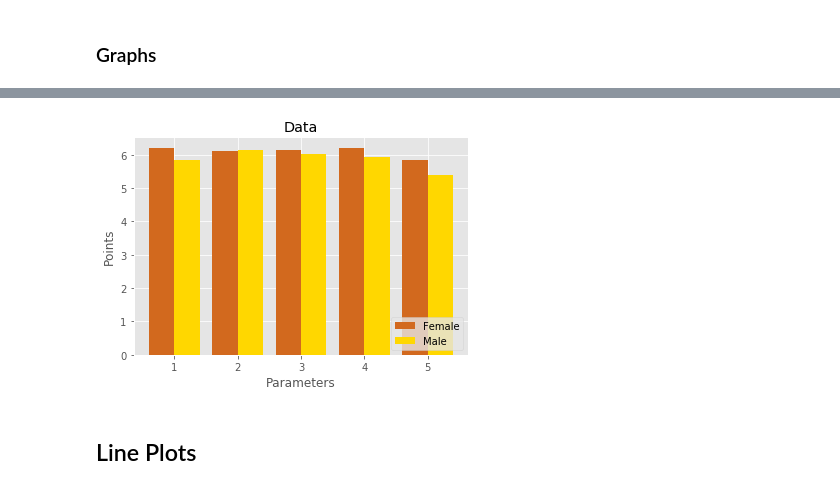
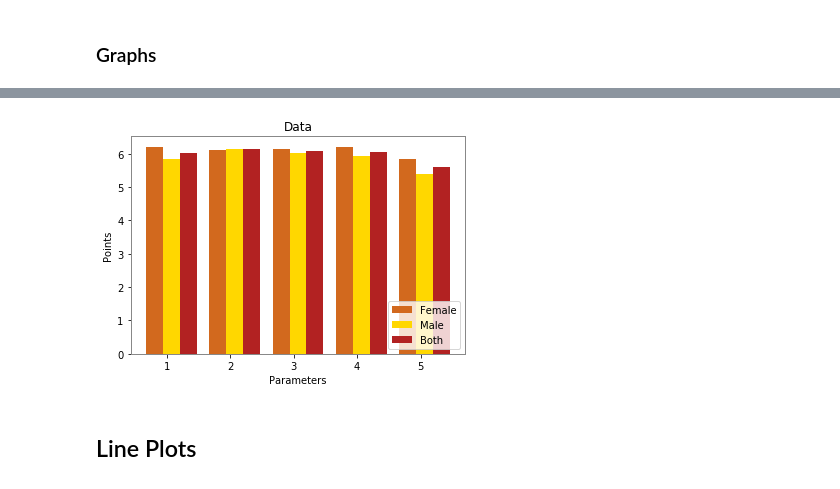
Before and after one commit to mayosipova/Data-Visualization, a Jupyter notebook: Data Visualization Maiia Osipova.ipynb, the cells around one changed output, grey strips where cells are left out. Cells and saved outputs as stored; diff of their text form; code cells hidden in the pictures.

```diff
--- a/Data Visualization Maiia Osipova.ipynb
+++ b/Data Visualization Maiia Osipova.ipynb
@@ -15,8 +15,8 @@ All data is recorded in an Excel spreadsheet. To read the table, we will use the
 import xlrd
 from math import pi
 import matplotlib.pyplot as plt
-matplotlib.style.use('ggplot')
 import seaborn as sns
+import pandas as pd
 import numpy as np
 workbook = xlrd.open_workbook("PythonDataVisualization.xlsx")
 # %%
@@ -25,6 +25,15 @@ worksheet1 = workbook.sheet_by_index(0)
 #    for j in range(0, 30):
 #       print(worksheet1.cell_value(i, j), end='\t')
 #    print('')
+#from numpy import zeros
+Info1 = np.zeros([35, 22])
+for i in range(35):
+    for j in range(22):
+        Info1[i][j] = int(worksheet1.cell_value(i + 1, j + 4))
+
+names1 = [0] * 35
+for i in range(35):
+    names1[i] = worksheet1.cell_value(i + 1, 1)
 
 tangibles1 = [0] * 5
 t1_middle = [0] * 5
@@ -148,6 +157,15 @@ worksheet2 = workbook.sheet_by_index(1)
 #    for j in range(0, 30):
 #       print(worksheet2.cell_value(i, j), end='\t')
 #    print('')
+Info2 = np.zeros([35, 22])
+for i in range(35):
+    for j in range(22):
+        Info2[i][j] = int(worksheet2.cell_value(i + 1, j + 4))
+
+names2 = [0] * 35
+for i in range(35):
+    names2[i] = worksheet2.cell_value(i + 1, 1)
+
 tangibles2 = [0]*5
 t2_middle = [0]*5
 l = 0
@@ -343,7 +370,11 @@ CompoundBarPlot([1, 2, 3, 4, 5], Matrix, ["#B8860B", "#FFFF00"], ["Female", "Mal
 # %%
-GroupedBarPlot([1, 2, 3, 4, 5], Matrix, ["#D2691E", "#FFD700"], ["Female", "Male"], "Parameters", "Points", "Data")
+Matrix = [[t1, ry1, rs1, a1, e1],
+          [t2, ry2, rs2, a2, e2],
+          [(t1 + t2) / 2, (ry1 + ry2) / 2, (rs1 + rs2) / 2, (a1 + a2) / 2, (e1 + e2) / 2]]
+
+GroupedBarPlot([1, 2, 3, 4, 5], Matrix, ["#D2691E", "#FFD700", '#B22222'], ["Female", "Male", "Both"], "Parameters", "Points", "Data")
 # %% [output]
-[figure, old version]
+[figure, new version]
 # %% [markdown]
 ## Line Plots
 # %% [markdown]
```
Also changed, not shown: parts of 19 cells of this notebook, 6 other files.
